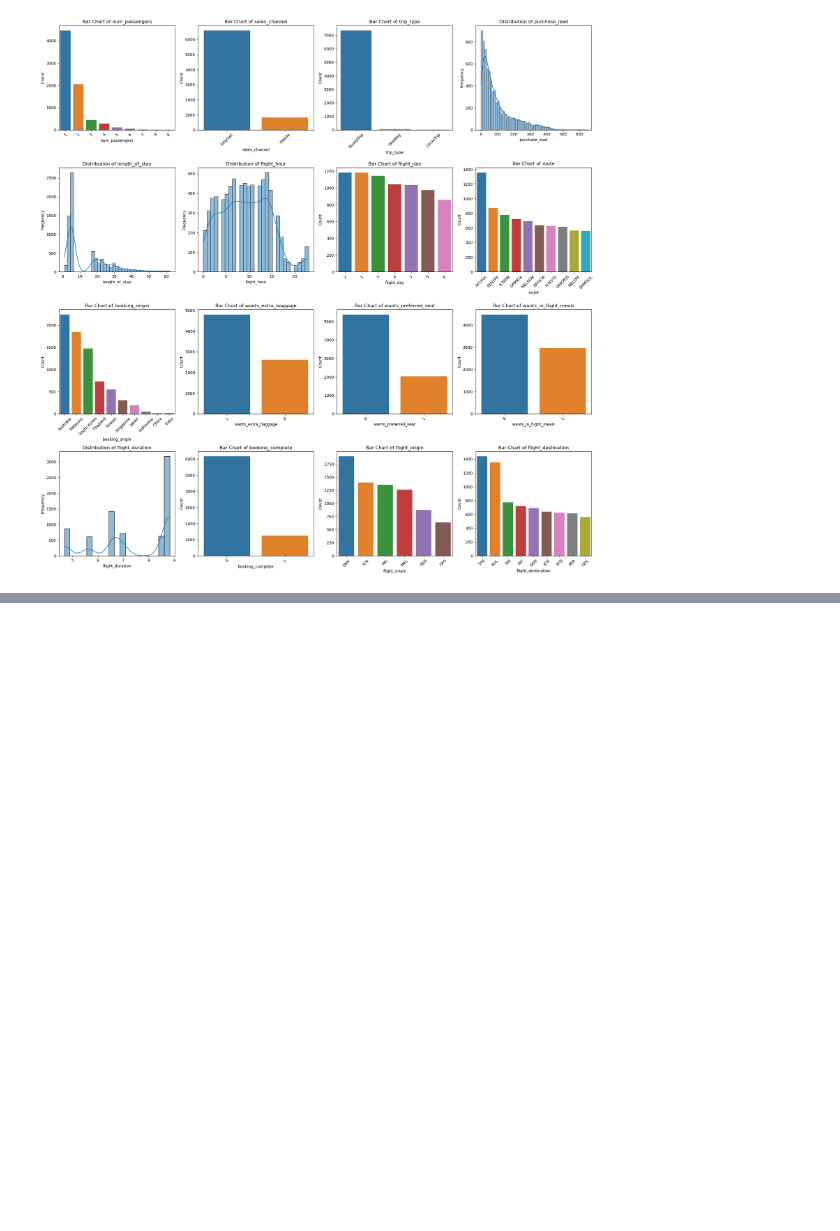
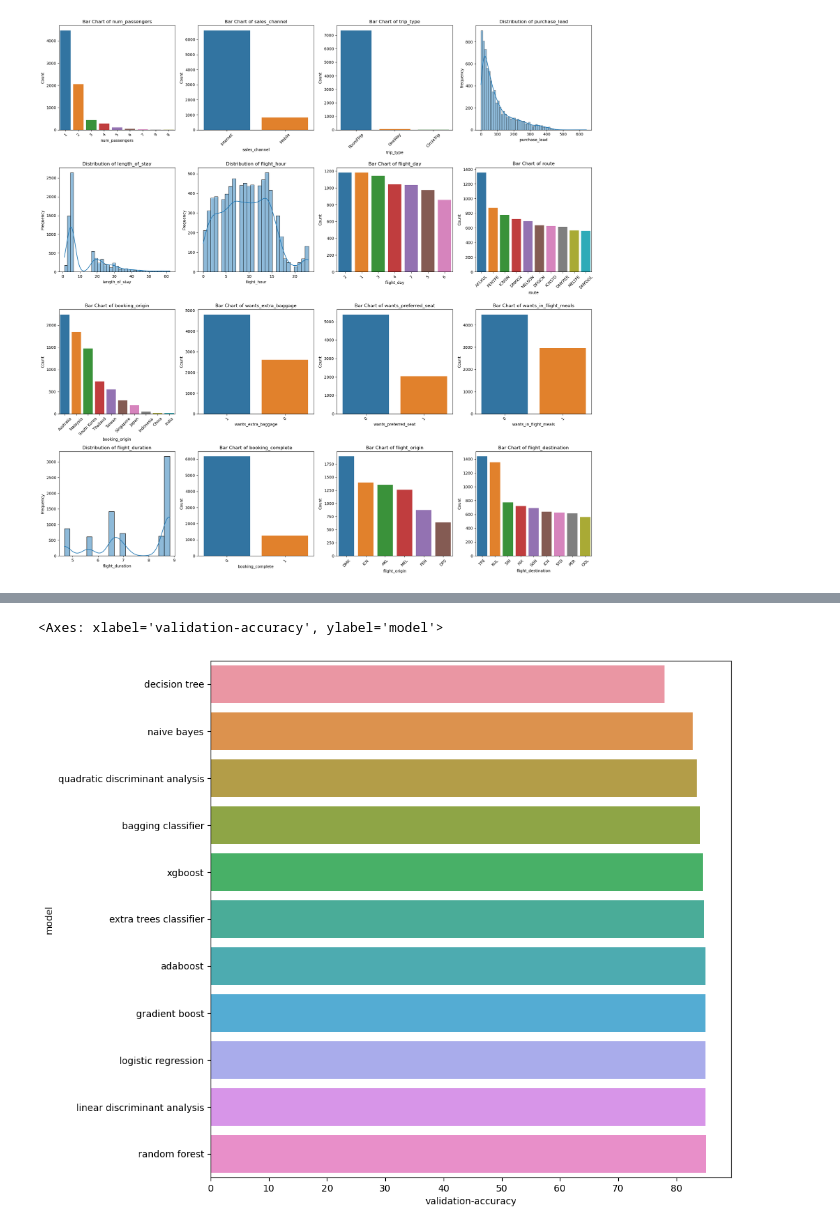
Before and after one commit to MarkPhamm/British-Airway, a Jupyter notebook: model/BookingModel.ipynb, the cells around one changed output, grey strips where cells are left out. Cells and saved outputs as stored; diff of their text form; code cells hidden in the pictures; blank space fills up the shorter version.

```diff
--- a/model/BookingModel.ipynb
+++ b/model/BookingModel.ipynb
@@ -259,0 +316,2 @@ plt.show()
+# %%
+x_train,x_test,y_train,y_test= train_test_split(x,y, stratify = y,test_size=0.6)
@@ -259,0 +334,8 @@ plt.show()
+# %%
+from sklearn.ensemble import RandomForestClassifier
+
+# Create a Random Forest Classifierr
+random_forest_model = RandomForestClassifier(n_estimators=100, random_state=42)
+
+# Train the model
+random_forest_model.fit(x_train, y_train)
@@ -259,0 +352,8 @@ plt.show()
+# %%
+from xgboost import XGBClassifier
+
+# Create an XGBoost Classifier
+xgboost_model = XGBClassifier(n_estimators=100, random_state=42)
+
+# Train the model
+xgboost_model.fit(x_train, y_train)
@@ -259,0 +380,3 @@ plt.show()
+# %%
+from AutoLogging_ML import AutoLogger
+a,model=AutoLogger.train_and_log_classification(x_train,y_train,x_test,y_test,size='large')
@@ -259,0 +398,5 @@ plt.show()
+# %%
+AutoLogger.get_metric_plot_classification(a,'validation','accuracy')
+# %% [output]
+<Axes: xlabel='validation-accuracy', ylabel='model'>
+[figure, added]
```
Also changed, not shown: parts of 17 cells of this notebook, 2 other files.
